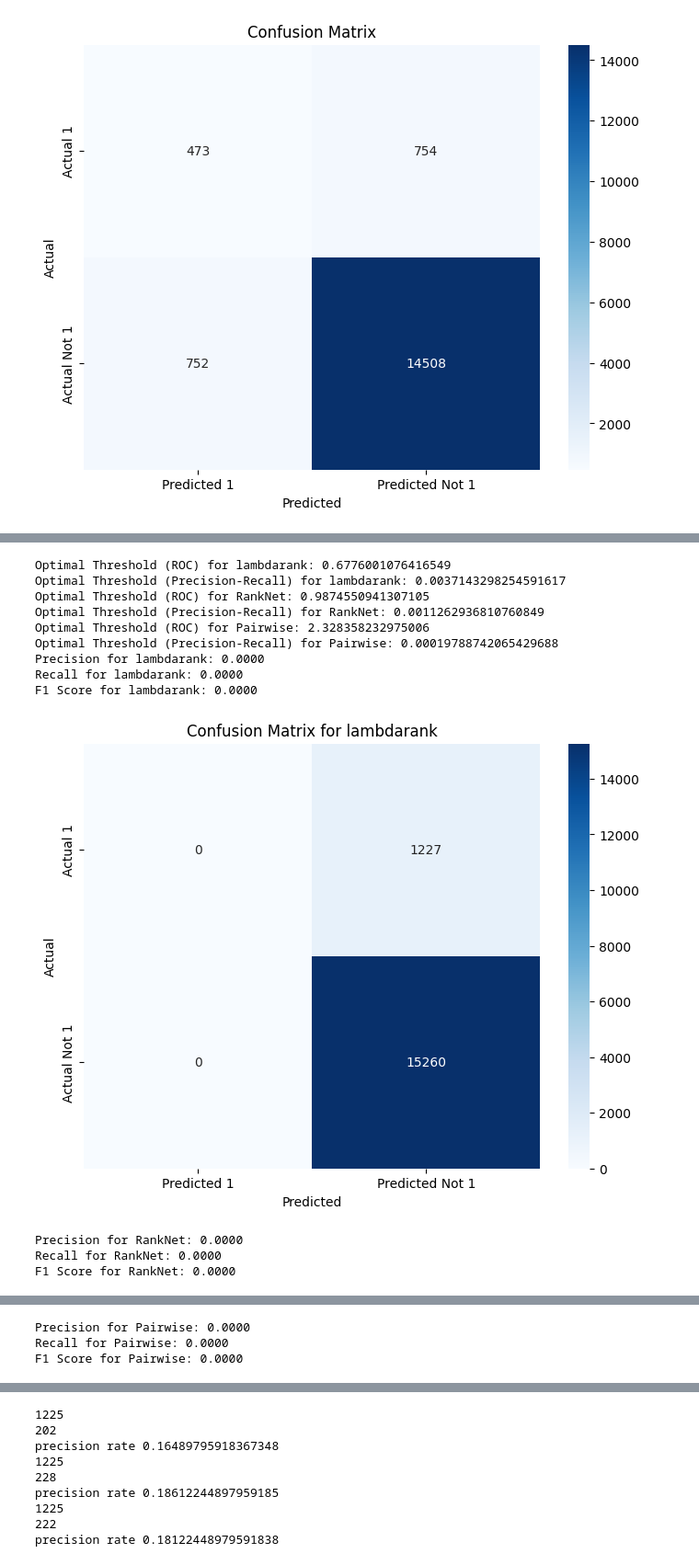
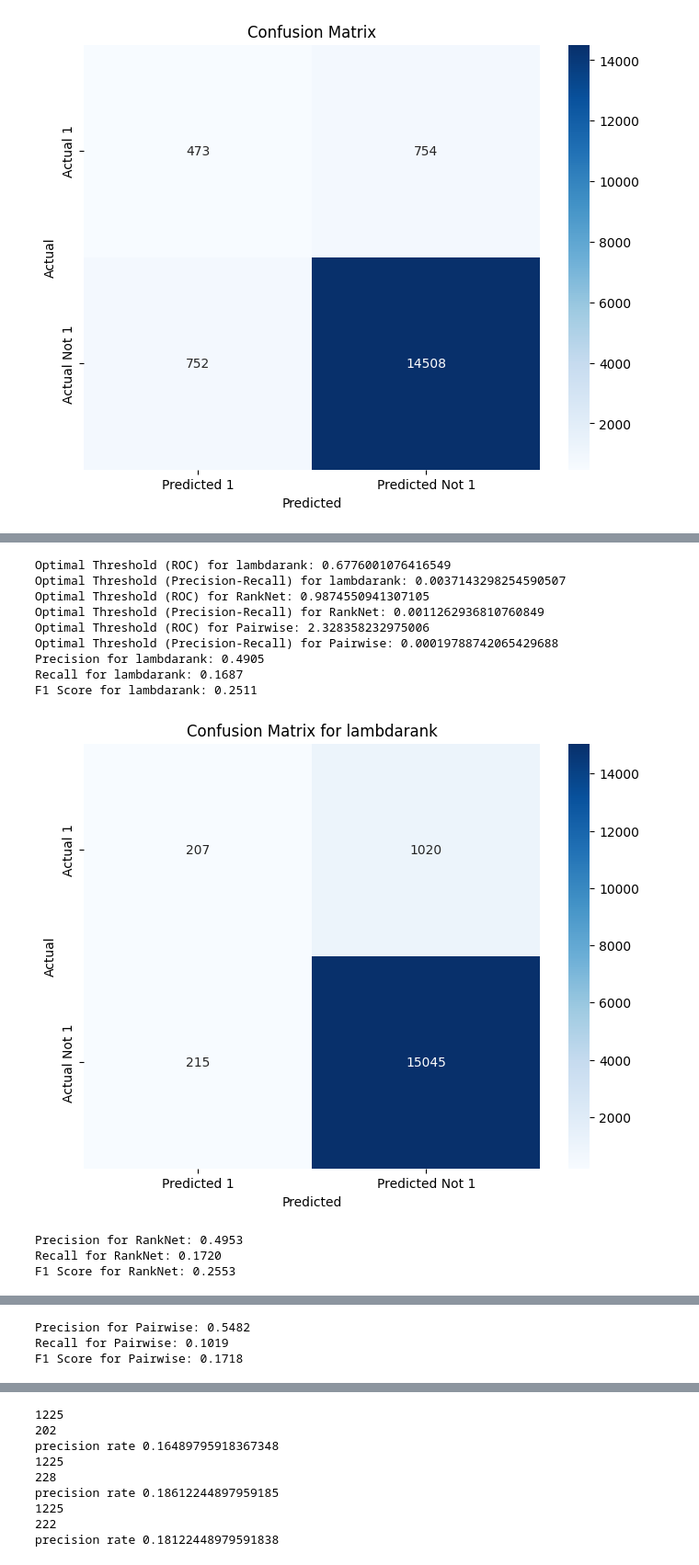
Before and after one commit to ihpolyphe/horse_inference, a Jupyter notebook: scripts/train_horse_secandary_ranking.ipynb, the cells around one changed output, grey strips where cells are left out. Shown at 92% size. Drawn from its saved outputs; the diff is of its cells as text; code cells hidden in the pictures.

```diff
--- a/scripts/train_horse_secandary_ranking.ipynb
+++ b/scripts/train_horse_secandary_ranking.ipynb
@@ -796,41 +795,41 @@ df_prediction_test_ranking['score_diff_lambdarank'] = calculate_score_diff(df_pr
 df_prediction_test_ranking['score_diff_RankNet'] = calculate_score_diff(df_prediction_test_ranking, 'RankNet')
 df_prediction_test_ranking['score_diff_Pairwise'] = calculate_score_diff(df_prediction_test_ranking, 'Pairwise')
 
 plot_score_diff(df_prediction_test_ranking, 'lambdarank', 1)
 plot_score_diff(df_prediction_test_ranking, 'RankNet', 1)
 plot_score_diff(df_prediction_test_ranking, 'Pairwise', 1)
 
 optimal_threshold_lambdarank, optimal_threshold_pr_lambdarank = find_optimal_threshold(df_prediction_test_ranking, 'lambdarank',1)
 optimal_threshold_ranknet, optimal_threshold_pr_ranknet = find_optimal_threshold(df_prediction_test_ranking, 'RankNet',1)
 optimal_threshold_pairwise, optimal_threshold_pr_pairwise = find_optimal_threshold(df_prediction_test_ranking, 'Pairwise',1)
 print(f'Optimal Threshold (ROC) for lambdarank: {optimal_threshold_lambdarank}')
 print(f'Optimal Threshold (Precision-Recall) for lambdarank: {optimal_threshold_pr_lambdarank}')
 print(f'Optimal Threshold (ROC) for RankNet: {optimal_threshold_ranknet}')
 print(f'Optimal Threshold (Precision-Recall) for RankNet: {optimal_threshold_pr_ranknet}')
 print(f'Optimal Threshold (ROC) for Pairwise: {optimal_threshold_pairwise}')
 print(f'Optimal Threshold (Precision-Recall) for Pairwise: {optimal_threshold_pr_pairwise}')
 
-df_prediction_test_ranking = apply_threshold(df_prediction_test_ranking, 'lambdarank', optimal_threshold_lambdarank,1)
-df_prediction_test_ranking = apply_threshold(df_prediction_test_ranking, 'RankNet', optimal_threshold_ranknet,1)
-df_prediction_test_ranking = apply_threshold(df_prediction_test_ranking, 'Pairwise', optimal_threshold_pairwise,1)
+df_prediction_test_ranking = apply_threshold(df_prediction_test_ranking, 'lambdarank', optimal_threshold_lambdarank)
+df_prediction_test_ranking = apply_threshold(df_prediction_test_ranking, 'RankNet', optimal_threshold_ranknet)
+df_prediction_test_ranking = apply_threshold(df_prediction_test_ranking, 'Pairwise', optimal_threshold_pairwise)
 
 evaluate_predictions(df_prediction_test_ranking, 'lambdarank')
 evaluate_predictions(df_prediction_test_ranking, 'RankNet')
 evaluate_predictions(df_prediction_test_ranking, 'Pairwise')
 # %% [output]
 [figure]
 [figure]
 [figure]
 Optimal Threshold (ROC) for lambdarank: 0.6776001076416549
-Optimal Threshold (Precision-Recall) for lambdarank: 0.0037143298254591617
+Optimal Threshold (Precision-Recall) for lambdarank: 0.0037143298254590507
 Optimal Threshold (ROC) for RankNet: 0.9874550941307105
 Optimal Threshold (Precision-Recall) for RankNet: 0.0011262936810760849
 Optimal Threshold (ROC) for Pairwise: 2.328358232975006
 Optimal Threshold (Precision-Recall) for Pairwise: 0.00019788742065429688
-Precision for lambdarank: 0.0000
-Recall for lambdarank: 0.0000
-F1 Score for lambdarank: 0.0000
+Precision for lambdarank: 0.4905
+Recall for lambdarank: 0.1687
+F1 Score for lambdarank: 0.2511
-[figure, old version]
+[figure, new version]
-Precision for RankNet: 0.0000
-Recall for RankNet: 0.0000
-F1 Score for RankNet: 0.0000
+Precision for RankNet: 0.4953
+Recall for RankNet: 0.1720
+F1 Score for RankNet: 0.2553
@@ -838,3 +837,3 @@ F1 Score for RankNet: 0.0000
-Precision for Pairwise: 0.0000
-Recall for Pairwise: 0.0000
-F1 Score for Pairwise: 0.0000
+Precision for Pairwise: 0.5482
+Recall for Pairwise: 0.1019
+F1 Score for Pairwise: 0.1718
```
Also changed, not shown: parts of 15 cells of this notebook, 2 other files.
